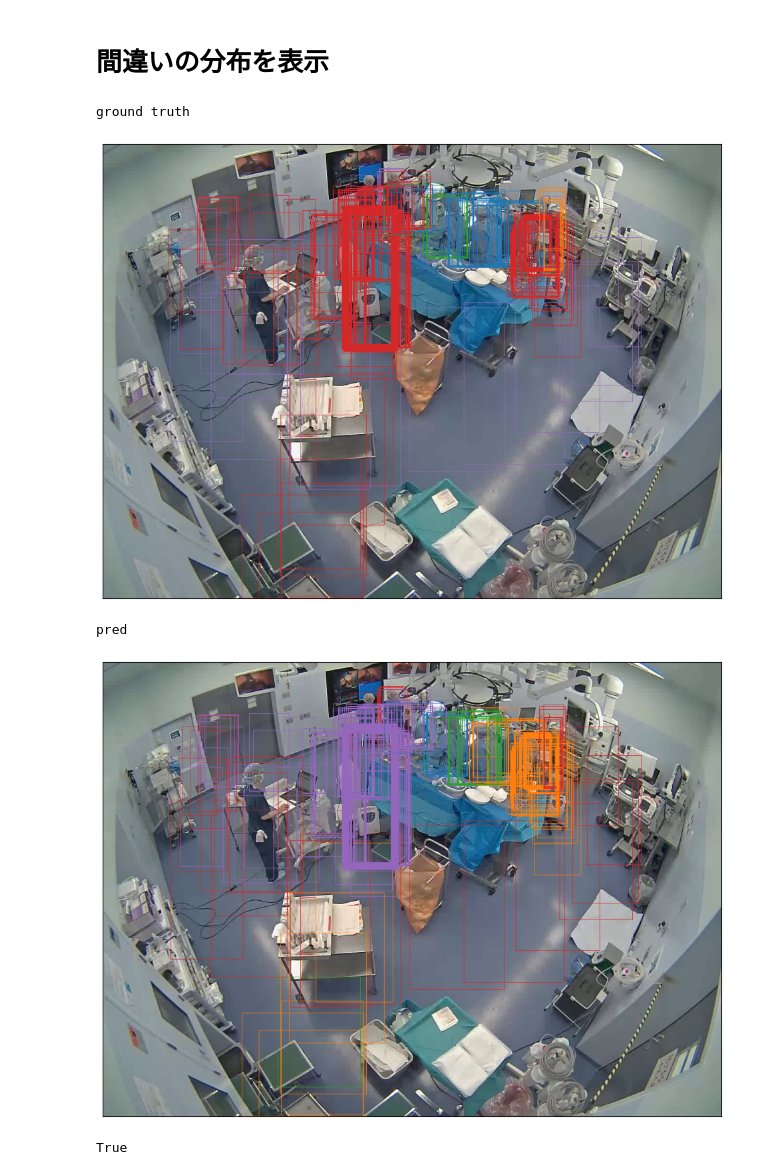
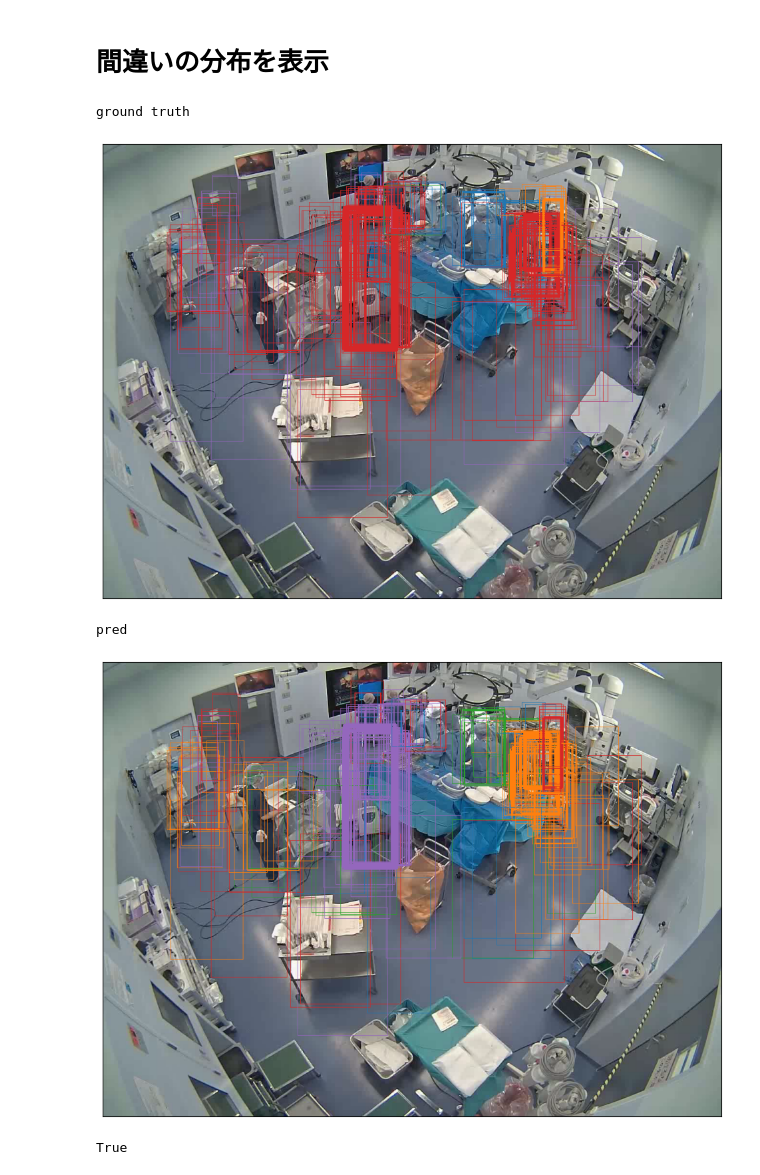
Before and after one commit to kojikojiprg/har-for-or, a Jupyter notebook: notebooks/test_invididual_label_corr.ipynb, the cells around one changed output. Drawn from its saved outputs; the diff is of its cells as text; code cells hidden in the pictures.

```diff
--- a/notebooks/test_invididual_label_corr.ipynb
+++ b/notebooks/test_invididual_label_corr.ipynb
@@ -84,7 +92,6 @@ for result in results:
     n_frame = int(n_frame)
     key = f"{video_num}_{_id}"
     label_pred = result["label"]
-    label_preds.append(label_pred)
 
     ann_tmp = annotations[ann_keys == key]
     if len(ann_tmp) >= 2:
@@ -92,8 +99,11 @@ for result in results:
         ann_n_frames = ann_tmp.T[2].astype(int)
         ann_tmp = ann_tmp[ann_n_frames <= n_frame][-1]
         label_gt = int(ann_tmp[1])
+    elif len(ann_tmp) == 1:
+        label_gt = int(ann_tmp[0, 1])
     else:
-        label_gt = int(ann_tmp[0, 1])
+        continue  # cleansing
+    label_preds.append(label_pred)
     label_gts.append(label_gt)
 
     if label_pred != label_gt and int(_id) not in miss_ids:
@@ -121,0 +170,38 @@ vis.plot_cm(cm, labels, normalize=True)
+# %%
+label_preds = []
+label_gts = []
+miss_ids = []
+ann_keys = annotations.T[0]
+for result in results:
+    key = result["key"]
+    video_num, n_frame, _id = key.split("_")
+    n_frame = int(n_frame)
+    key = f"{video_num}_{_id}"
+    label_pred = result["label"]
+    label_preds.append(label_pred)
+
+    ann_tmp = annotations[ann_keys == key]
+    if len(ann_tmp) >= 2:
+        # groud truth is chenged sometimes since the tracking model mistakes
+        ann_n_frames = ann_tmp.T[2].astype(int)
+        ann_tmp = ann_tmp[ann_n_frames <= n_frame][-1]
+        label_gt = int(ann_tmp[1])
+    elif len(ann_tmp) == 1:
+        label_gt = int(ann_tmp[0, 1])
+    else:
+        print(key)
+        raise ValueError
+    label_gts.append(label_gt)
+
+    if label_pred != label_gt and int(_id) not in miss_ids:
+        miss_ids.append(int(_id))
+
+miss_ids = np.array(miss_ids)
+# %%
+label_counts = {i: 0 for i in range(config.n_clusters)}
+for label_gt in label_gts:
+    label_counts[label_gt] += 1
+
+label_counts = [(k, v) for k, v in label_counts.items()]
+label_counts.append(("total", len(label_gts)))
+label_counts
@@ -457,6 +554,7 @@ vis.plot_cm(cm, labels, normalize=True)
 # 間違いの分布を表示
 # %%
 img_dir = f"../datasets/dataset{dataset_num:02d}/images"
+os.makedirs(img_dir, exist_ok=True)
 
 # load frame
 cap = video.Capture(f"{data_root}.mp4")
@@ -496,33 +594,33 @@ for bbox, label_gt, label_pred in zip(bboxs_all, label_gts, label_preds):
 figsize = (size[0] // 100, size[1] // 100)
 fig = plt.figure(figsize=figsize, dpi=100)
 plt.imshow(frame_gt)
 plt.xticks([])
 plt.yticks([])
 plt.show()
 
 frame_gt = cv2.cvtColor(frame_gt, cv2.COLOR_RGBA2BGRA)
 cv2.imwrite(f"{img_dir}/scatter_miss_bbox_gt.png", frame_gt)
 
 print("pred")
 for bbox, label_gt, label_pred in zip(bboxs_all, label_gts, label_preds):
     if label_gt != label_pred:
         color = (np.array(cm(label_pred)) * 255).astype(int).tolist()
         # color[3] = int(color[3] * 0.3)
         pt1 = bbox[:2].astype(int).tolist()
         pt2 = bbox[2:].astype(int).tolist()
         frame_pred = cv2.rectangle(frame_pred, pt1, pt2, color, 1)
 figsize = (size[0] // 100, size[1] // 100)
 fig = plt.figure(figsize=figsize, dpi=100)
 plt.imshow(frame_pred)
 plt.xticks([])
 plt.yticks([])
 plt.show()
 
 frame_pred = cv2.cvtColor(frame_pred, cv2.COLOR_RGBA2BGRA)
 cv2.imwrite(f"{img_dir}/scatter_miss_bbox_pred.png", frame_pred)
 # %% [output]
 ground truth
-[figure, old version]
+[figure, new version]
 pred
-[figure, old version]
+[figure, new version]
 True
```
Also changed, not shown: parts of 18 cells of this notebook.
